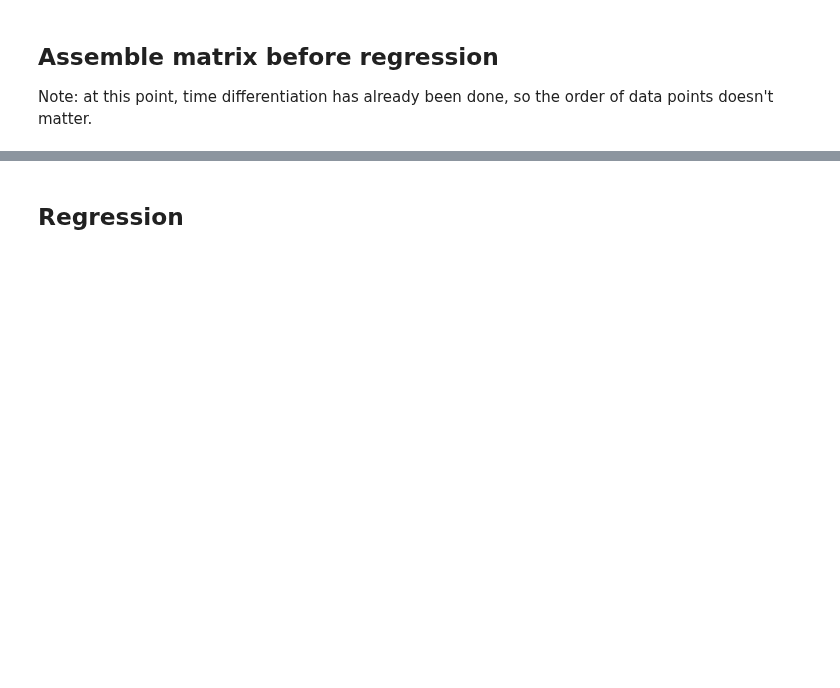
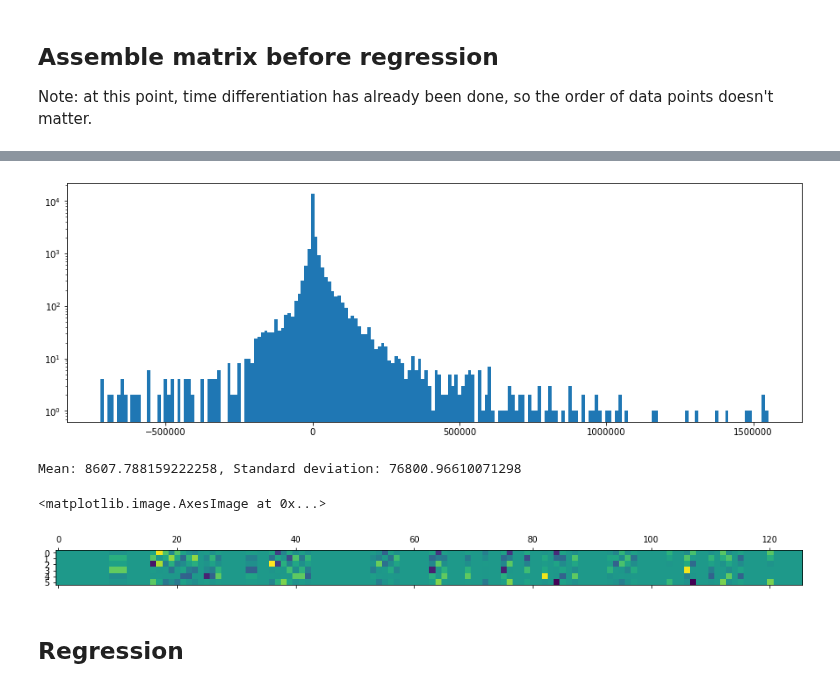
Before and after one commit to etiennerognin/DiluteBrownianDynamics, a Jupyter notebook: data/analyse_FENE_conformation.ipynb, the cells around one changed output, grey strips where cells are left out. Saved outputs shown, nothing was run; the diff lists cells and outputs as text; code cells hidden in the pictures; blank space fills up the shorter version.

```diff
--- a/data/analyse_FENE_conformation.ipynb
+++ b/data/analyse_FENE_conformation.ipynb
@@ -292,3 +305,18 @@ np.linalg.matrix_rank(X_train)
+# %%
+plt.hist(X_train[:,100], bins=200)
+plt.yscale('log', nonposy='clip')
+plt.show()
+
+print(f"Mean: {np.average(X_train[:,100])}, Standard deviation: {np.std(X_train[:,100])}")
+# %% [output]
+[figure, added]
+Mean: 8607.788159222258, Standard deviation: 76800.96610071298
+# %%
+u, s, vh = np.linalg.svd(X_train, full_matrices=False)
+plt.matshow(vh[120:])
+# %% [output]
+<matplotlib.image.AxesImage at 0x...>
+[figure, added]
 # %% [markdown]
 ## Regression
 # %%
```
Also changed, not shown: parts of 33 cells of this notebook.
